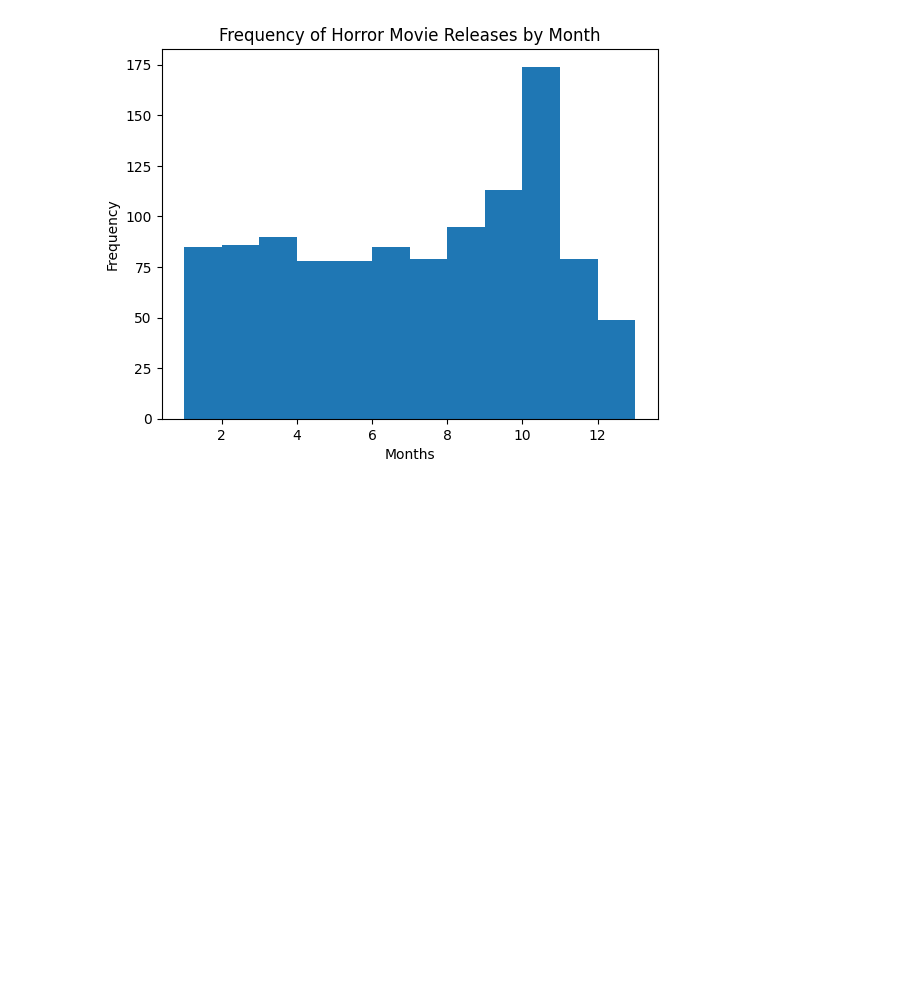
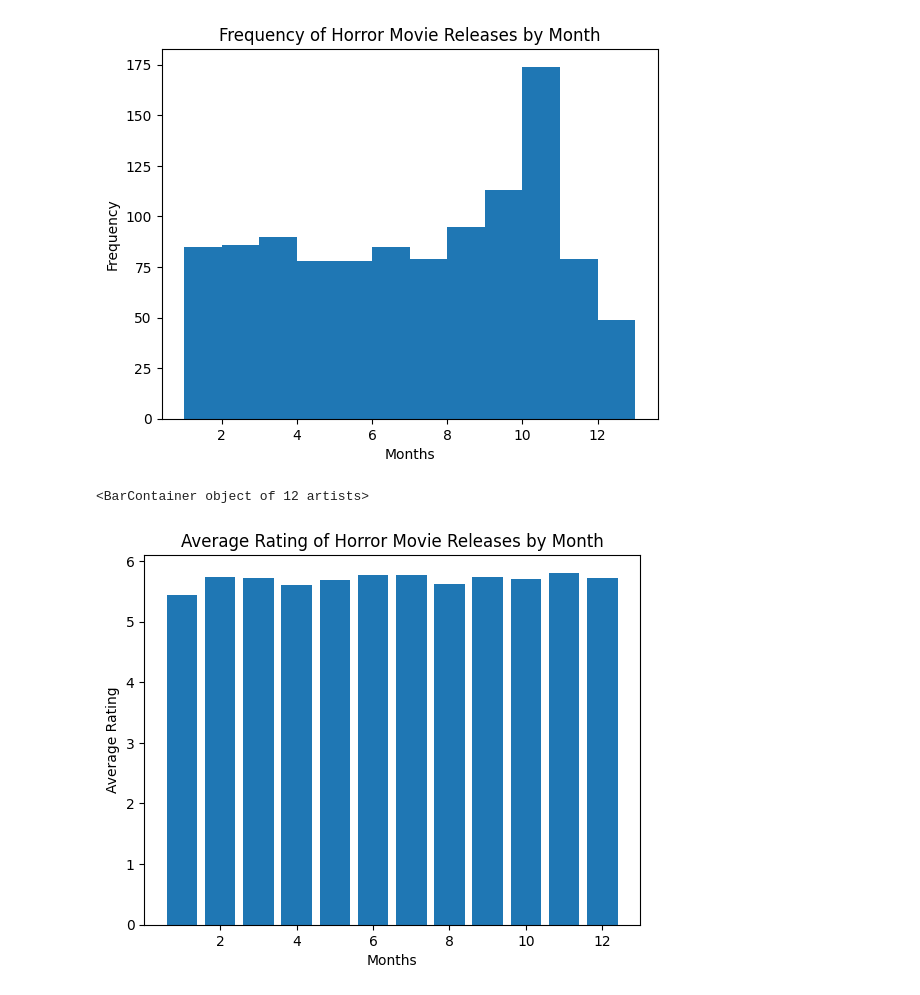
Before and after one commit to XinLiGitHub/imdbhorrorscraper, a Jupyter notebook: imdb_horror_graphs.ipynb, the cells around one changed output. Cells and saved outputs as stored; diff of their text form; code cells hidden in the pictures; blank space fills up the shorter version.

Commit message:
added avg ratings by month graph, need to set range for data though

```diff
--- a/imdb_horror_graphs.ipynb
+++ b/imdb_horror_graphs.ipynb
@@ -54,3 +48,34 @@ plt.hist(df['Month'], bins=np.arange(df['Month'].min(), df['Month'].max()+2))
  array([ 1.,  2.,  3.,  4.,  5.,  6.,  7.,  8.,  9., 10., 11., 12., 13.]),
  <BarContainer object of 12 artists>)
 [figure]
+# %%
+RatingTracker = {
+  1 : [0, 0, 0], 2 : [0, 0, 0], 3 : [0, 0, 0], 4 : [0, 0, 0], 5 : [0, 0, 0], 6 : [0, 0, 0],
+  7 : [0, 0, 0], 8 : [0, 0, 0], 9 : [0, 0, 0], 10 : [0, 0, 0], 11 : [0, 0, 0], 12 : [0, 0, 0]
+}
+# [tracks total, tracks count, tracks mean]
+
+RatingList = df['Rating'].tolist()
+MonthList = df['Month'].tolist()
+
+for i in range(len(RatingList)):
+  if MonthList[i] in RatingTracker:
+    RatingTracker[MonthList[i]][0] += RatingList[i]
+    RatingTracker[MonthList[i]][1] += 1
+avg = []
+# print(RatingTracker)
+for i in RatingTracker:
+  RatingTracker[i][2] = (RatingTracker[i][0])/(RatingTracker[i][1])
+  avg.append(RatingTracker[i][2])
+    # print(RatingTracker[i][2])
+
+# print(RatingTracker)
+
+months = list(RatingTracker.keys())
+plt.xlabel("Months")
+plt.ylabel("Average Rating")
+plt.title("Average Rating of Horror Movie Releases by Month")
+plt.bar(months, avg)
+# %% [output]
+<BarContainer object of 12 artists>
+[figure, added]
```
Also changed, not shown: parts of 1 cell of this notebook.
